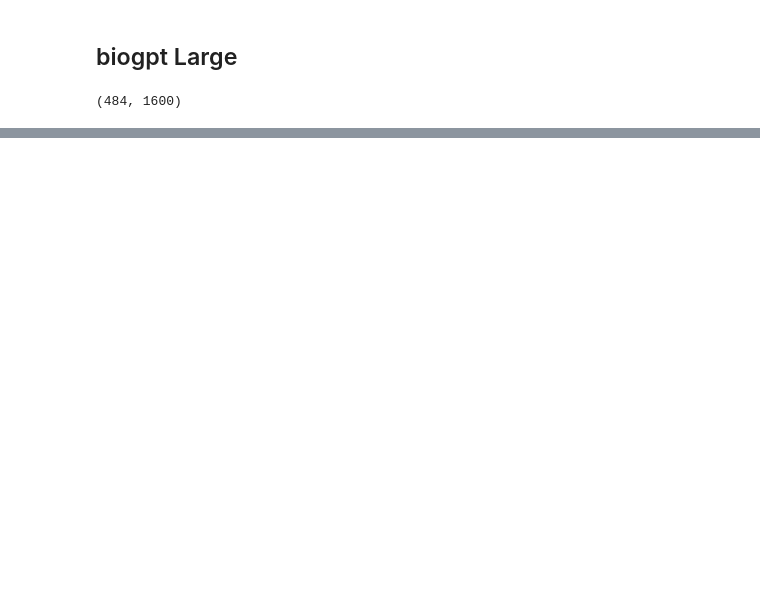
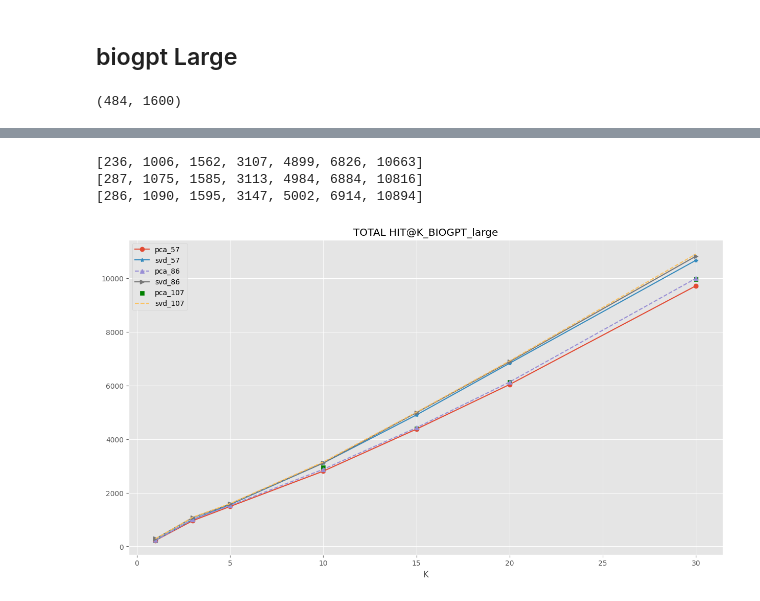
Before and after one commit to malinphy/e_repo, a Jupyter notebook: biotech_patent_reduction_hit.ipynb.ipynb, the cells around one changed output, grey strips where cells are left out. Cells and saved outputs as stored; diff of their text form; code cells hidden in the pictures; blank space fills up the shorter version.

```diff
--- a/biotech_patent_reduction_hit.ipynb.ipynb
+++ b/biotech_patent_reduction_hit.ipynb.ipynb
@@ -521,0 +524,3 @@ print(hit_svd_107_biogpt_large)
+# %%
+biotech_abstract_biogpt_large_pubmed_qa = np.load('drive/MyDrive/transfer/biogpt_variants/biogpt_large_pubmed_qa/data_biotech_abstract_biogpt_Large_PubMedQA_norm.npy')
+biotech_title_biogpt_large_pubmed_qa = np.load('drive/MyDrive/transfer/biogpt_variants/biogpt_large_pubmed_qa/data_biotech_title_biogpt_Large_PubMedQA_norm.npy')
@@ -521,0 +606,38 @@ print(hit_svd_107_biogpt_large)
+# %%
+k = [1,3,5,10,15,20,30]
+# ap_pca_40, hit_pca_40, mrr_pca_40 = metrics_calculator(raw_idx_gpt,reduced_idx_pca_40_gpt, k )
+# ap_svd_40, hit_svd_40, mrr_svd_40 = metrics_calculator(raw_idx_gpt,reduced_idx_svd_40_gpt, k )
+
+ap_pca_57_biogpt_pubmed, hit_pca_57_biogpt_pubmed, mrr_pca_57_biogpt_pubmed = metrics_calculator(raw_idx_biogpt_pubmed,reduced_idx_pca_57_biogpt_pubmed, k )
+ap_svd_57_biogpt_pubmed, hit_svd_57_biogpt_pubmed, mrr_svd_57_biogpt_pubmed = metrics_calculator(raw_idx_biogpt_pubmed,reduced_idx_svd_57_biogpt_pubmed, k )
+
+ap_pca_92_biogpt_pubmed, hit_pca_92_biogpt_pubmed, mrr_pca_86_biogpt_pubmed= metrics_calculator(raw_idx_biogpt_pubmed,reduced_idx_pca_92_biogpt_pubmed, k )
+ap_svd_92_biogpt_pubmed, hit_svd_92_biogpt_pubmed, mrr_svd_86_biogpt_pubmed = metrics_calculator(raw_idx_biogpt_pubmed,reduced_idx_svd_92_biogpt_pubmed, k )
+
+ap_pca_107_biogpt_pubmed, hit_pca_107_biogpt_pubmed, mrr_pca_107_biogpt_pubmed = metrics_calculator(raw_idx_biogpt_pubmed,reduced_idx_pca_107_biogpt_pubmed, k )
+ap_svd_107_biogpt_pubmed, hit_svd_107_biogpt_pubmed, mrr_svd_107_biogpt_pubmed= metrics_calculator(raw_idx_biogpt_pubmed,reduced_idx_svd_107_biogpt_pubmed, k )
+# %%
+# plt.subplot(1,4,2)
+plt.figure(figsize =(15,8))
+# plt.plot(k,hit_pca_40, '-p', color = 'purple')
+# plt.plot(k,hit_svd_40, '-.')
+plt.plot(k,hit_pca_57_biogpt_pubmed, '-o')
+plt.plot(k,hit_svd_57_biogpt_pubmed, '-*')
+plt.plot(k,hit_pca_92_biogpt_pubmed, '--^')
+plt.plot(k,hit_svd_92_biogpt_pubmed, '>-')
+plt.scatter(k,hit_pca_107_biogpt_pubmed, marker ='s',color= 'green')
+plt.plot(k,hit_svd_107_biogpt_pubmed, '--')
+# plt.scatter(k,hit_svd_90, marker = 's', color= 'green')
+
+plt.title('TOTAL HIT@K_BIOGPT_large')
+plt.legend(['pca_57','svd_57','pca_86','svd_86','pca_107','svd_107'])
+plt.xlabel('K');
+
+print(hit_svd_57_biogpt_pubmed)
+print(hit_svd_92_biogpt_pubmed)
+print(hit_svd_107_biogpt_pubmed)
+# %% [output]
+[236, 1006, 1562, 3107, 4899, 6826, 10663]
+[287, 1075, 1585, 3113, 4984, 6884, 10816]
+[286, 1090, 1595, 3147, 5002, 6914, 10894]
+[figure, added]
```
Also changed, not shown: parts of 8 cells of this notebook.
